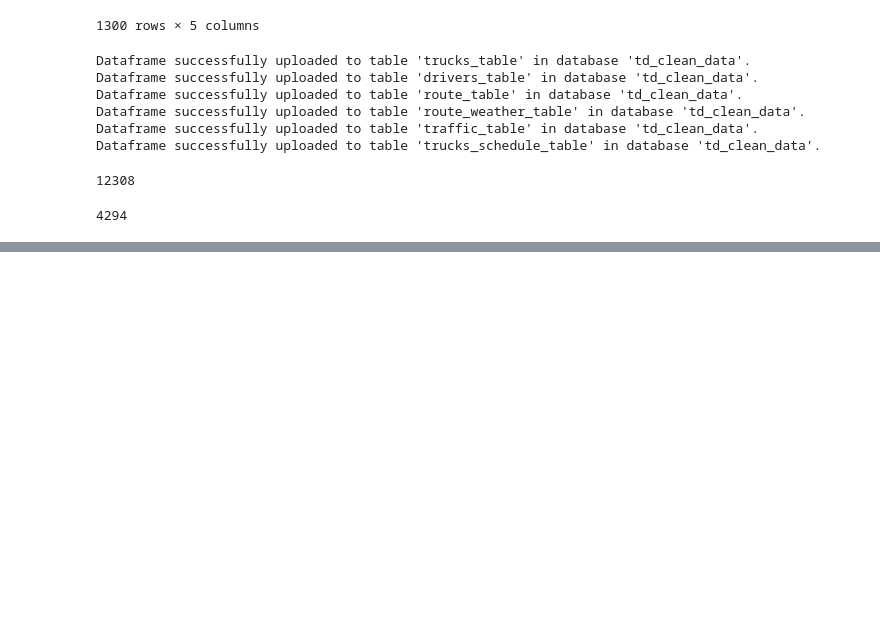
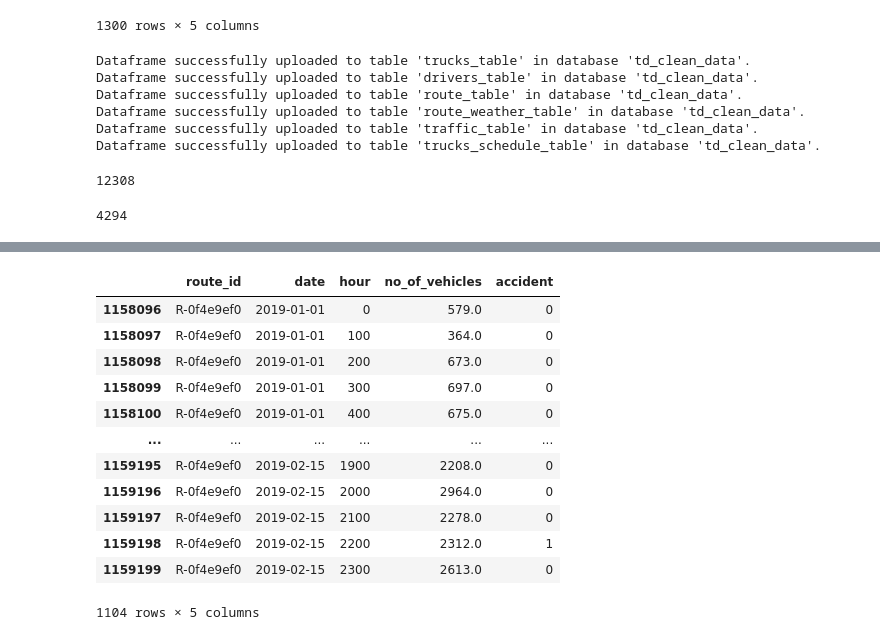
Before and after one commit to pnarne148/Truck-delay-classification, a Jupyter notebook: notebooks/data_ingestion.ipynb, the cells around one changed output, grey strips where cells are left out. Drawn from its saved outputs; the diff is of its cells as text; code cells hidden in the pictures; blank space fills up the shorter version.

```diff
--- a/notebooks/data_ingestion.ipynb
+++ b/notebooks/data_ingestion.ipynb
@@ -412,0 +460,4 @@ sum(trucks_schedule_df['delay'])
+# %%
+traffic_table_df['date'] = pd.to_datetime(traffic_table_df['date'])
+traffic_table_df = traffic_table_df.sort_values(by=['route_id', 'date', 'hour'])
+traffic_table_df['no_of_vehicles'] = traffic_table_df['no_of_vehicles'].fillna(method='nearest')
@@ -412,0 +475,16 @@ sum(trucks_schedule_df['delay'])
+# %%
+traffic_table_df[(traffic_table_df['no_of_vehicles'].isnull()) & (traffic_table_df['route_id'] == 'R-0f4e9ef0')]
+# %% [output]
+|  | route_id | date | hour | no_of_vehicles | accident |
+| 1158096 | R-0f4e9ef0 | 2019-01-01 | 0 | 579.0 | 0 |
+| 1158097 | R-0f4e9ef0 | 2019-01-01 | 100 | 364.0 | 0 |
+| 1158098 | R-0f4e9ef0 | 2019-01-01 | 200 | 673.0 | 0 |
+| 1158099 | R-0f4e9ef0 | 2019-01-01 | 300 | 697.0 | 0 |
+| 1158100 | R-0f4e9ef0 | 2019-01-01 | 400 | 675.0 | 0 |
+| ... | ... | ... | ... | ... | ... |
+| 1159195 | R-0f4e9ef0 | 2019-02-15 | 1900 | 2208.0 | 0 |
+| 1159196 | R-0f4e9ef0 | 2019-02-15 | 2000 | 2964.0 | 0 |
+| 1159197 | R-0f4e9ef0 | 2019-02-15 | 2100 | 2278.0 | 0 |
+| 1159198 | R-0f4e9ef0 | 2019-02-15 | 2200 | 2312.0 | 1 |
+| 1159199 | R-0f4e9ef0 | 2019-02-15 | 2300 | 2613.0 | 0 |
+1104 rows × 5 columns
```
Also changed, not shown: parts of 10 cells of this notebook, 1 other file.
